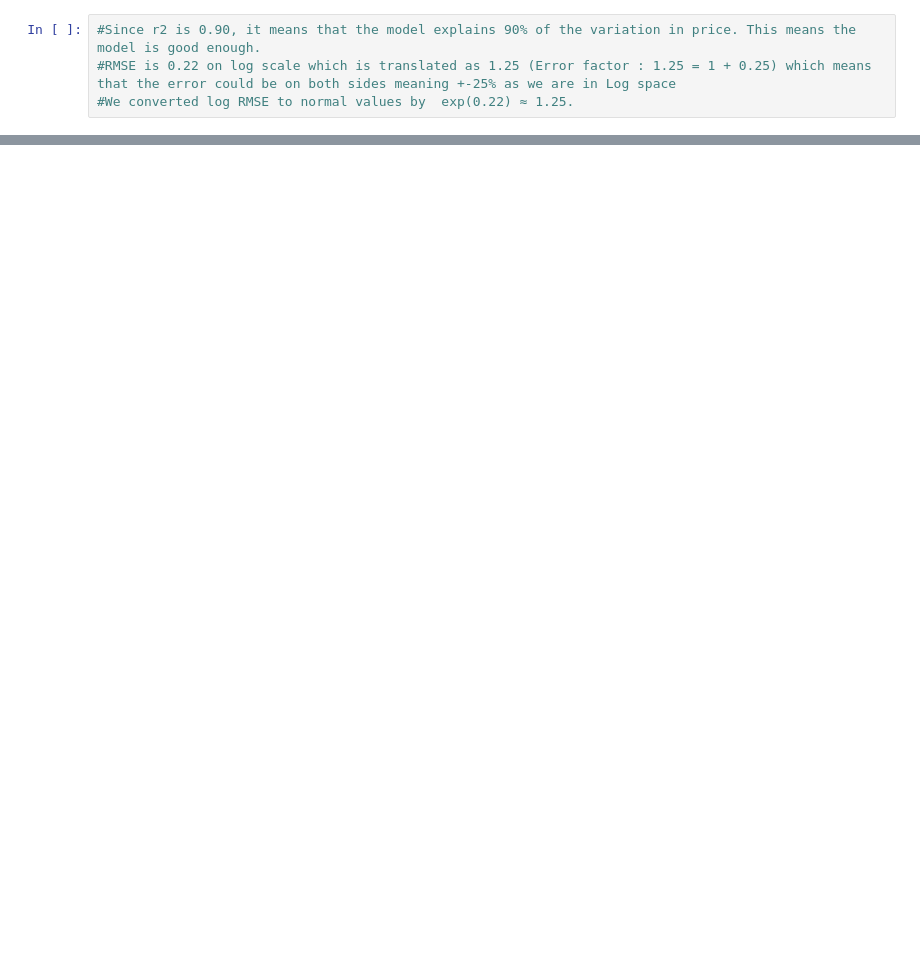
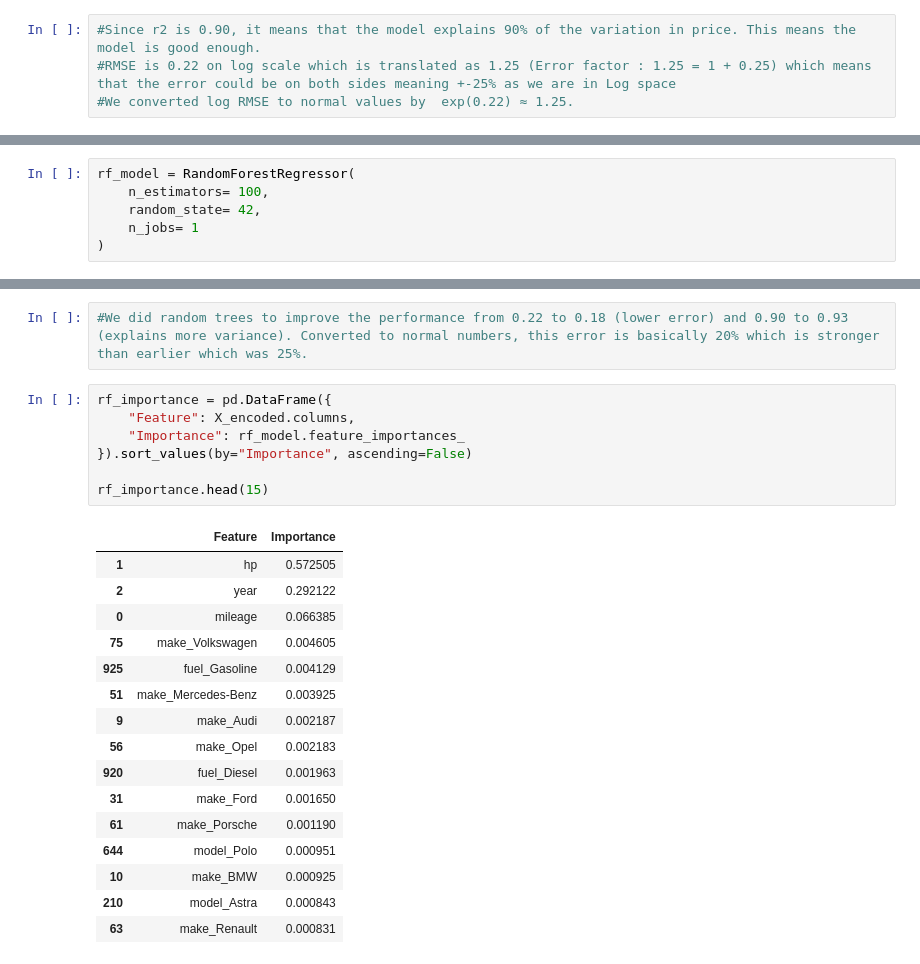
Before and after one commit to umarmohdcr7-spec/data-analysis-agent, a Jupyter notebook: main.ipynb, the cells around one changed output, grey strips where cells are left out. Cells and saved outputs as stored; diff of their text form; blank space fills up the shorter version.

```diff
--- a/main.ipynb
+++ b/main.ipynb
@@ -446,0 +476,6 @@ R²: 0.9013908102978178
+# %%
+rf_model = RandomForestRegressor(
+    n_estimators= 100,
+    random_state= 42,
+    n_jobs= 1
+)
@@ -446,0 +494,26 @@ R²: 0.9013908102978178
+# %%
+#We did random trees to improve the performance from 0.22 to 0.18 (lower error) and 0.90 to 0.93 (explains more variance). Converted to normal numbers, this error is basically 20% which is stronger than earlier which was 25%.
+# %%
+rf_importance = pd.DataFrame({
+    "Feature": X_encoded.columns,
+    "Importance": rf_model.feature_importances_
+}).sort_values(by="Importance", ascending=False)
+
+rf_importance.head(15)
+# %% [output]
+|  | Feature | Importance |
+| 1 | hp | 0.572505 |
+| 2 | year | 0.292122 |
+| 0 | mileage | 0.066385 |
+| 75 | make_Volkswagen | 0.004605 |
+| 925 | fuel_Gasoline | 0.004129 |
+| 51 | make_Mercedes-Benz | 0.003925 |
+| 9 | make_Audi | 0.002187 |
+| 56 | make_Opel | 0.002183 |
+| 920 | fuel_Diesel | 0.001963 |
+| 31 | make_Ford | 0.001650 |
+| 61 | make_Porsche | 0.001190 |
+| 644 | model_Polo | 0.000951 |
+| 10 | make_BMW | 0.000925 |
+| 210 | model_Astra | 0.000843 |
+| 63 | make_Renault | 0.000831 |
```
Also changed, not shown: parts of 18 cells of this notebook, 3 other files.
